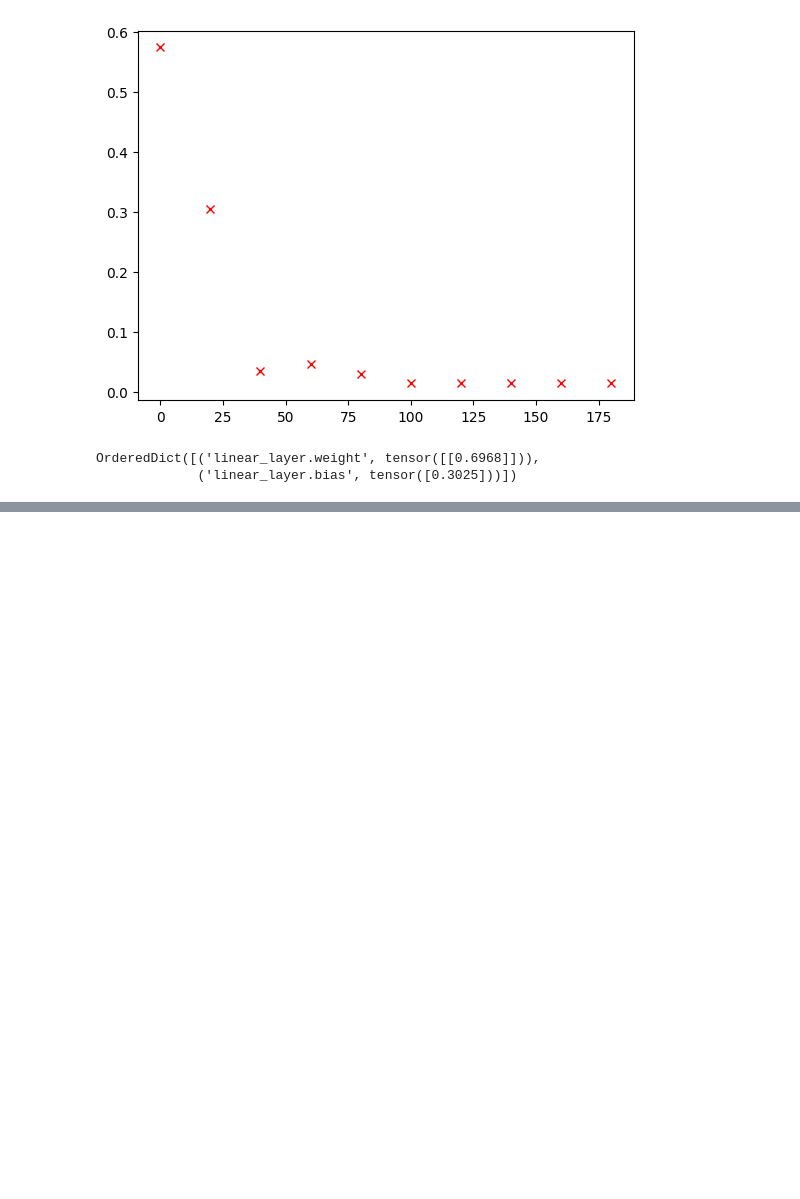
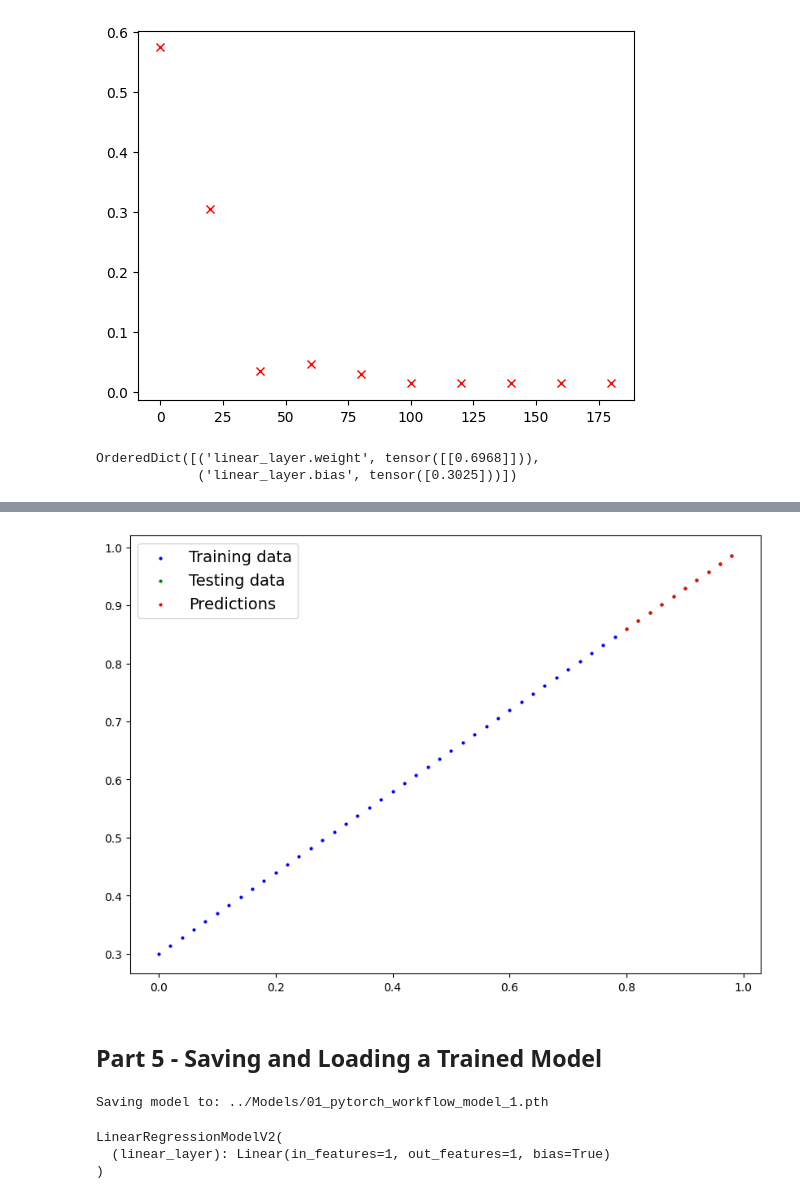
Before and after one commit to Pirate-Hunter-Zoro/Machine-Learning, a Jupyter notebook: Coursework/01_pytorch_workflow/01_pytorch_workflow_video.ipynb, the cells around one changed output, grey strips where cells are left out. Drawn from its saved outputs; the diff is of its cells as text; code cells hidden in the pictures; blank space fills up the shorter version.

Commit message:
finished pytorch workflow lectures and added in exercises to do next

```diff
--- a/Coursework/01_pytorch_workflow/01_pytorch_workflow_video.ipynb
+++ b/Coursework/01_pytorch_workflow/01_pytorch_workflow_video.ipynb
@@ -672,0 +676,8 @@ OrderedDict([('linear_layer.weight', tensor([[0.6968]])),
+# %%
+# Turn the model into evaluation mode
+model_1.eval()
+
+# Make predictions on the test data
+with torch.inference_mode():
+    y_preds = model_1(X_test)
+y_preds
@@ -672,0 +695,38 @@ OrderedDict([('linear_layer.weight', tensor([[0.6968]])),
+# %%
+# Check out our model predictions visually
+plot_predictions(predictions=y_preds.cpu())
+# %% [output]
+[figure, added]
+# %% [markdown]
+## Part 5 - Saving and Loading a Trained Model
+# %%
+# Saving our PyTorch model
+from pathlib import Path
+
+# 1. Create models directory
+MODEL_PATH = Path("../Models")
+MODEL_PATH.mkdir(parents=True, exist_ok=True)
+
+# 2. Create model save path
+MODEL_NAME = "01_pytorch_workflow_model_1.pth" # A common PyTorch convention is to save models with either a 'pt' or 'pth' file name extension
+MODEL_SAVE_PATH = MODEL_PATH / MODEL_NAME
+
+# 3. Save the model state dict
+print(f"Saving model to: {MODEL_SAVE_PATH}")
+torch.save(obj=model_1.state_dict(), f=MODEL_SAVE_PATH)
+# %% [output]
+Saving model to: ../Models/01_pytorch_workflow_model_1.pth
+# %%
+# Loading our PyTorch model
+# To load in a saved state_dict(), we have to instantiate a new instance of our model class.
+loaded_model_1 = LinearRegressionModelV2()
+
+# Load the saved state_dict of model_0 (this will update the new instance with updated parameters)
+loaded_model_1.load_state_dict(torch.load(f=MODEL_SAVE_PATH))
+
+# Put on the right device
+loaded_model_1.to(device)
+# %% [output]
+LinearRegressionModelV2(
+  (linear_layer): Linear(in_features=1, out_features=1, bias=True)
+)
```
Also changed, not shown: parts of 4 cells of this notebook, 2 other files.
